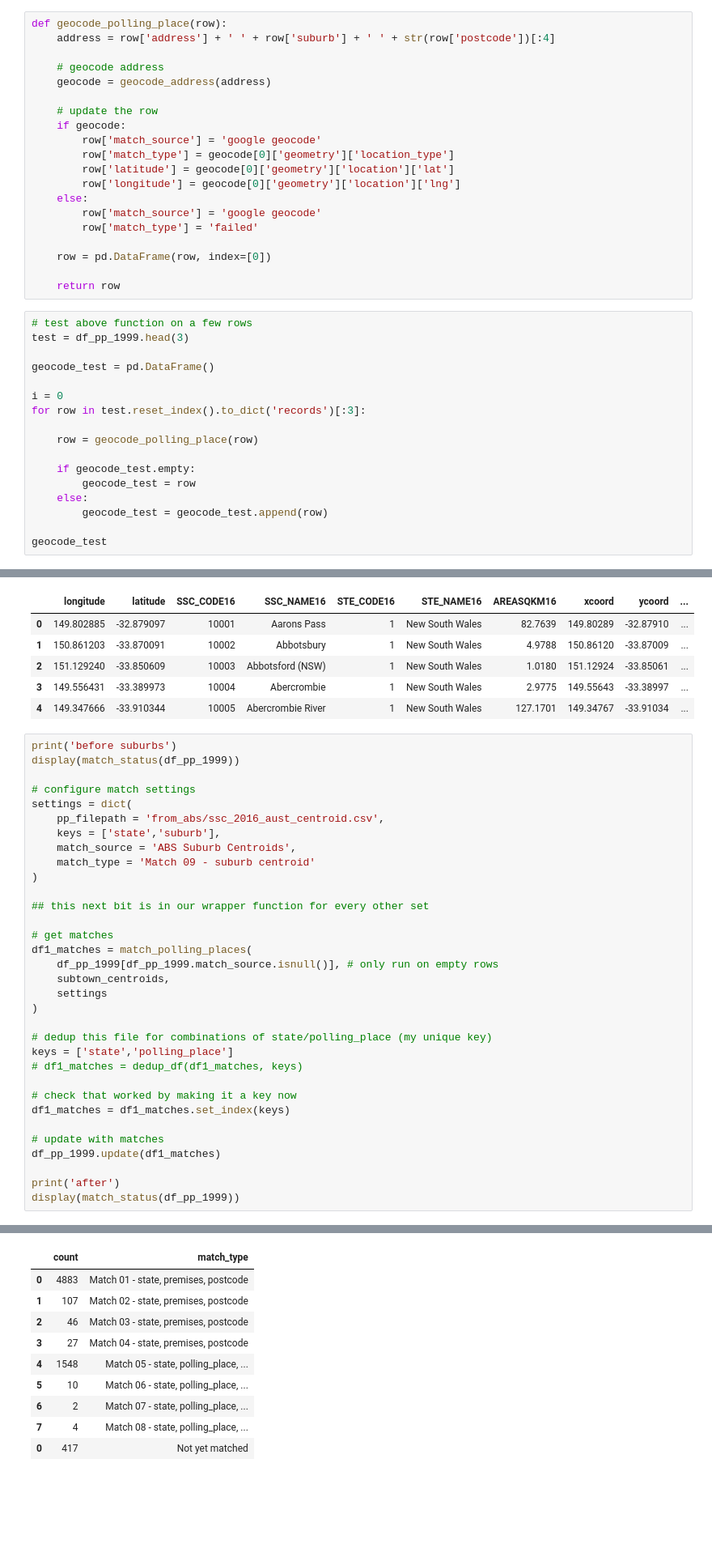
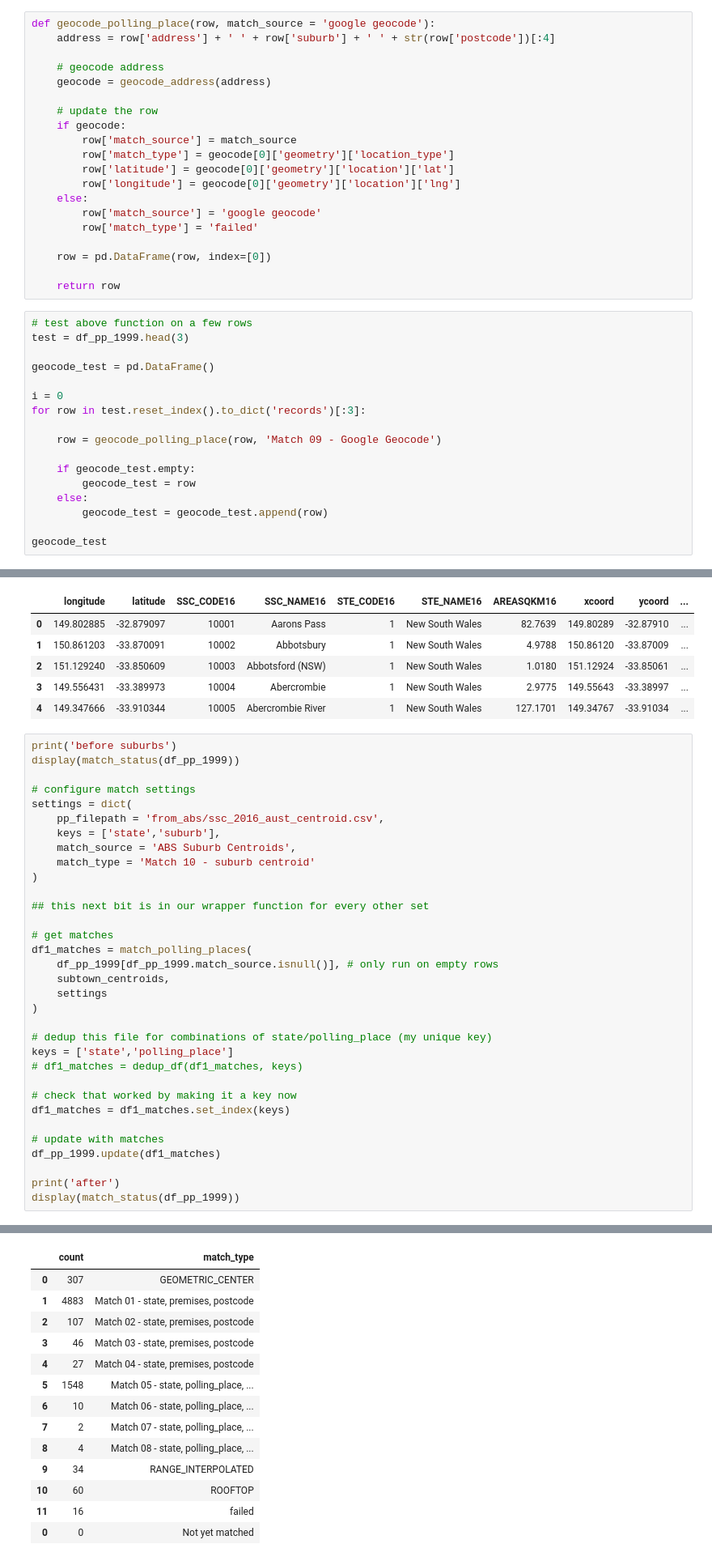
Before and after one commit to jaketclarke/australian_referenda, a Jupyter notebook: referenda_1999_geocode_polling_places.ipynb, the cells around one changed output, grey strips where cells are left out. Shown at 81% size. Cells and saved outputs as stored; diff of their text form; blank space fills up the shorter version.

Commit message:
successfully geocoded the polling places

```diff
--- a/referenda_1999_geocode_polling_places.ipynb
+++ b/referenda_1999_geocode_polling_places.ipynb
@@ -621,7 +621,7 @@ display(geocode_address('10/44 Lord St Richmond VIC 3121'))
   'place_id': 'EisxMC80NCBMb3JkIFN0LCBSaWNobW9uZCBWSUMgMzEyMSwgQXVzdHJhbGlh',
   'types': ['subpremise']}]
 # %%
-def geocode_polling_place(row):
+def geocode_polling_place(row, match_source = 'google geocode'):
     address = row['address'] + ' ' + row['suburb'] + ' ' + str(row['postcode'])[:4]
 
     # geocode address
@@ -629,7 +629,7 @@ def geocode_polling_place(row):
 
     # update the row
     if geocode:
-        row['match_source'] = 'google geocode'
+        row['match_source'] = match_source
         row['match_type'] = geocode[0]['geometry']['location_type']
         row['latitude'] = geocode[0]['geometry']['location']['lat']
         row['longitude'] = geocode[0]['geometry']['location']['lng']
@@ -649,7 +649,7 @@ geocode_test = pd.DataFrame()
 i = 0
 for row in test.reset_index().to_dict('records')[:3]:
 
-    row = geocode_polling_place(row)
+    row = geocode_polling_place(row, 'Match 09 - Google Geocode')
 
     if geocode_test.empty:
         geocode_test = row
@@ -754,42 +755,46 @@ display(match_status(df_pp_1999))
 settings = dict(
     pp_filepath = 'from_abs/ssc_2016_aust_centroid.csv',
     keys = ['state','suburb'],
     match_source = 'ABS Suburb Centroids',
-    match_type = 'Match 09 - suburb centroid'
+    match_type = 'Match 10 - suburb centroid'
 )
 
 ## this next bit is in our wrapper function for every other set
 
 # get matches
 df1_matches = match_polling_places(
     df_pp_1999[df_pp_1999.match_source.isnull()], # only run on empty rows
     subtown_centroids,
     settings
 )
 
 # dedup this file for combinations of state/polling_place (my unique key)
 keys = ['state','polling_place']
 # df1_matches = dedup_df(df1_matches, keys)
 
 # check that worked by making it a key now
 df1_matches = df1_matches.set_index(keys)
 
 # update with matches
 df_pp_1999.update(df1_matches)
 
 print('after')
 display(match_status(df_pp_1999))
 # %% [output]
 before suburbs
 |  | count | match_type |
-| 0 | 4883 | Match 01 - state, premises, postcode |
-| 1 | 107 | Match 02 - state, premises, postcode |
-| 2 | 46 | Match 03 - state, premises, postcode |
-| 3 | 27 | Match 04 - state, premises, postcode |
-| 4 | 1548 | Match 05 - state, polling_place, ... |
-| 5 | 10 | Match 06 - state, polling_place, ... |
-| 6 | 2 | Match 07 - state, polling_place, ... |
-| 7 | 4 | Match 08 - state, polling_place, ... |
-| 0 | 417 | Not yet matched |
+| 0 | 307 | GEOMETRIC_CENTER |
+| 1 | 4883 | Match 01 - state, premises, postcode |
+| 2 | 107 | Match 02 - state, premises, postcode |
+| 3 | 46 | Match 03 - state, premises, postcode |
+| 4 | 27 | Match 04 - state, premises, postcode |
+| 5 | 1548 | Match 05 - state, polling_place, ... |
+| 6 | 10 | Match 06 - state, polling_place, ... |
+| 7 | 2 | Match 07 - state, polling_place, ... |
+| 8 | 4 | Match 08 - state, polling_place, ... |
+| 9 | 34 | RANGE_INTERPOLATED |
+| 10 | 60 | ROOFTOP |
+| 11 | 16 | failed |
+| 0 | 0 | Not yet matched |
 after
 |  | count | match_type |
```
Also changed, not shown: parts of 6 cells of this notebook, 1 other file.
